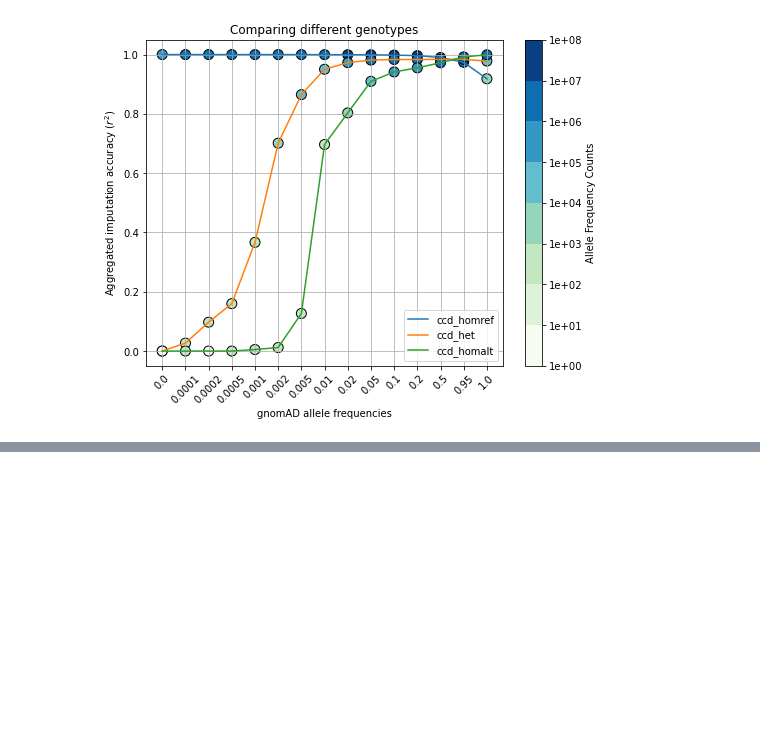
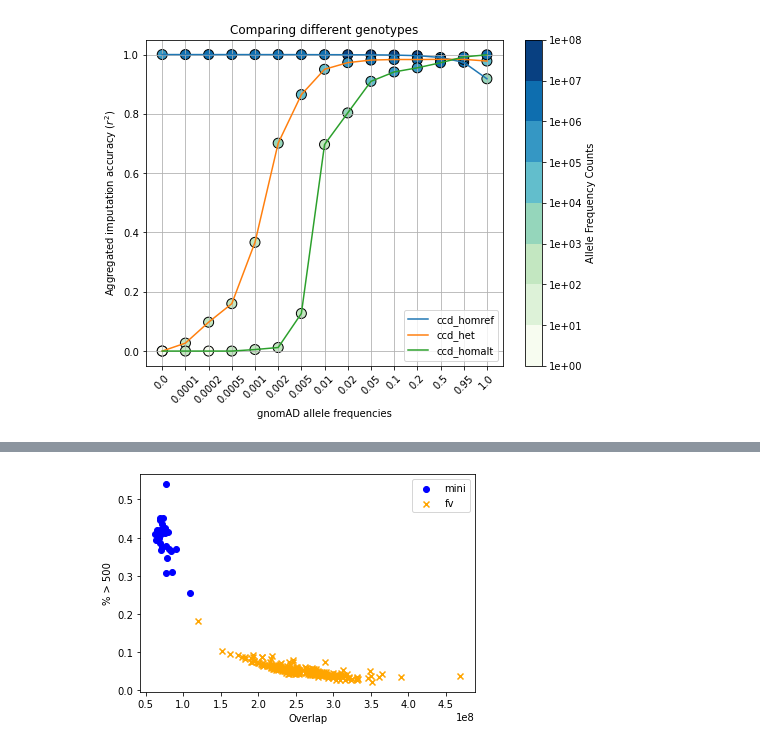
Before and after one commit to Suuuuuuuus/LCWGS_pipeline, a Jupyter notebook: scripts/lcwgs_tmp.ipynb, the cells around one changed output, grey strips where cells are left out. Saved outputs shown, nothing was run; the diff lists cells and outputs as text; code cells hidden in the pictures; blank space fills up the shorter version.

```diff
--- a/scripts/lcwgs_tmp.ipynb
+++ b/scripts/lcwgs_tmp.ipynb
@@ -439,0 +485,21 @@ plot_imputation_accuracy(dfs, title = 'Comparing different genotypes')
+# %%
+metrics = pd.read_csv('results/metrics.csv')
+# metrics = metrics[~metrics['Sample_Name'].str.contains('mini')]
+# sl = pd.read_csv('data/metadata/sample_linker.csv')
+# ethnics = pd.read_csv('data/metadata/ethnic_group.csv')
+
+# merged = pd.merge(sl, ethnics, on = 'Chip_Name', how = 'inner')
+# merged = pd.merge(metrics, merged, on = 'Sample_Name', how = 'inner')
+merged = metrics
+# %%
+mini = merged[merged['Sample_Name'].str.contains('mini')]
+fv = merged[~merged['Sample_Name'].str.contains('mini')]
+# %%
+plt.scatter(mini['Overlap']/mini['Coverage'], mini['% > 500'], marker = 'o', c = 'blue', label = 'mini')
+plt.scatter(fv['Overlap']/fv['Coverage'], fv['% > 500'], marker = 'x', c = 'orange', label = 'fv')
+plt.xlabel('Overlap')
+plt.ylabel('% > 500')
+plt.legend()
+plt.show()
+# %% [output]
+[figure, added]
```
Also changed, not shown: parts of 5 cells of this notebook, 1 other file.
